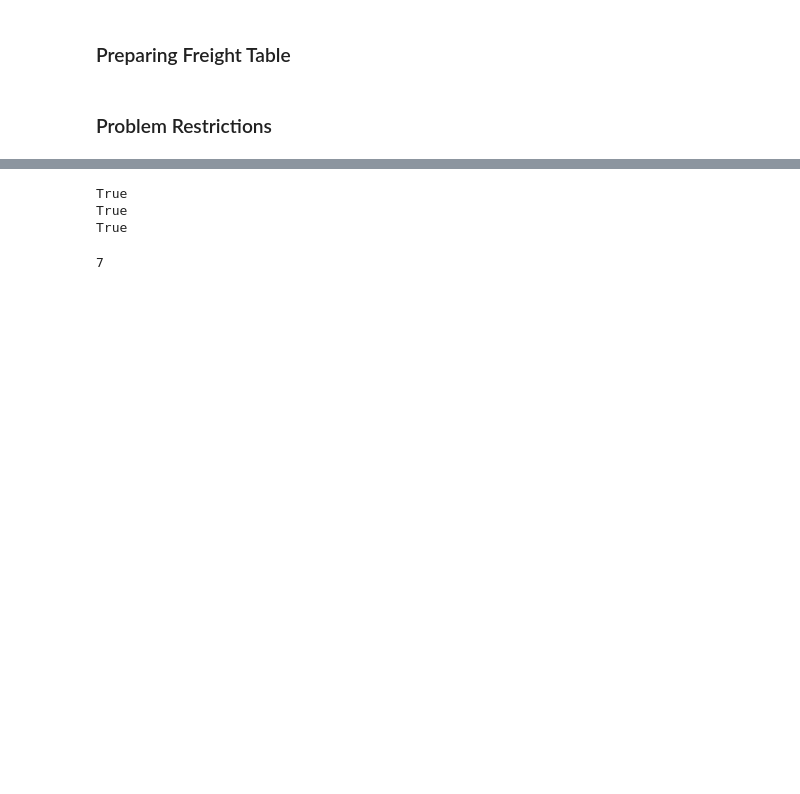
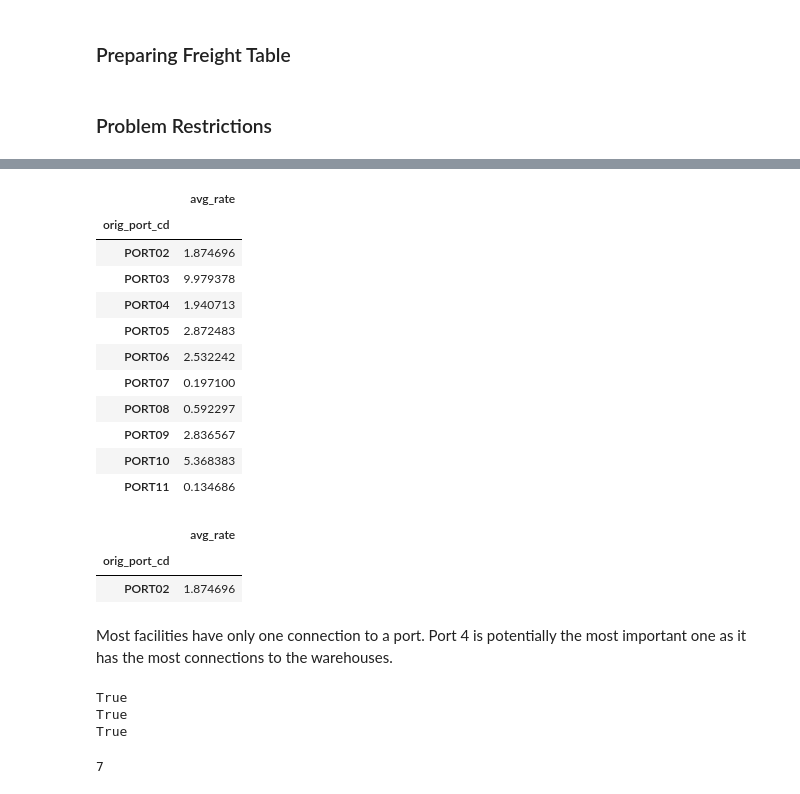
Before and after one commit to LaurinBrechter/Supply_Chain, a Jupyter notebook: SupplyChain/logistics_problem.ipynb, the cells around one changed output, grey strips where cells are left out. Drawn from its saved outputs; the diff is of its cells as text; code cells hidden in the pictures; blank space fills up the shorter version.

```diff
--- a/SupplyChain/logistics_problem.ipynb
+++ b/SupplyChain/logistics_problem.ipynb
@@ -262,0 +230,17 @@ fig
+# %%
+ports_agg = freight_rates.groupby(["orig_port_cd"]).agg(avg_rate=("rate", np.mean))
+# %%
+ports_agg
+# %% [output]
+|  | avg_rate |
+| orig_port_cd |  |
+| PORT02 | 1.874696 |
+| PORT03 | 9.979378 |
+| PORT04 | 1.940713 |
+| PORT05 | 2.872483 |
+| PORT06 | 2.532242 |
+| PORT07 | 0.197100 |
+| PORT08 | 0.592297 |
+| PORT09 | 2.836567 |
+| PORT10 | 5.368383 |
+| PORT11 | 0.134686 |
@@ -262,0 +256,6 @@ fig
+# %%
+best_port("PLANT01")
+# %% [output]
+|  | avg_rate |
+| orig_port_cd |  |
+| PORT02 | 1.874696 |
@@ -262,0 +267,2 @@ fig
+# %% [markdown]
+Most facilities have only one connection to a port. Port 4 is potentially the most important one as it has the most connections to the warehouses.
```
Also changed, not shown: parts of 56 cells of this notebook.
